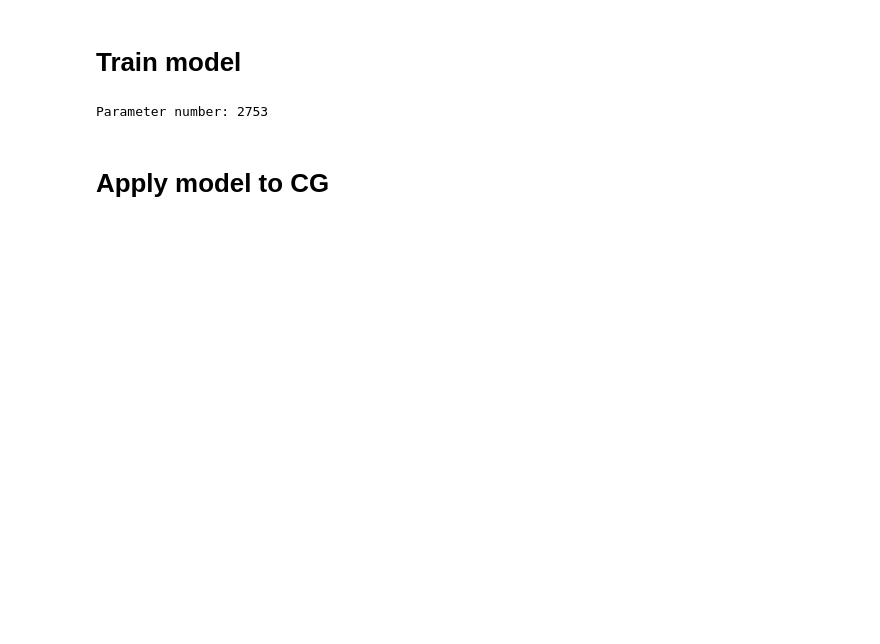
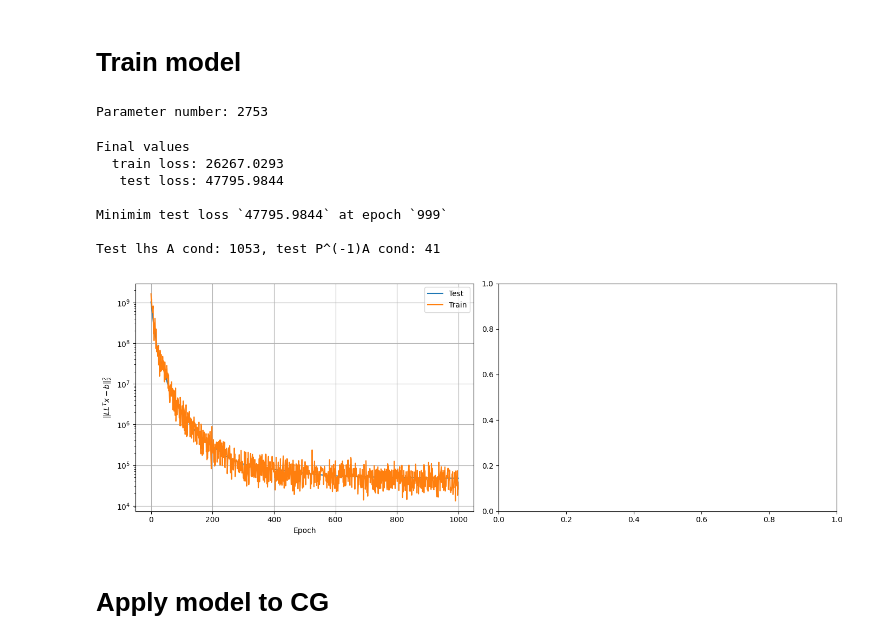
Before and after one commit to vltrifonov/PreCorrector, a Jupyter notebook: experiments/Poisson2D_LLT.ipynb, the cells around one changed output. Drawn from its saved outputs; the diff is of its cells as text; code cells hidden in the pictures; blank space fills up the shorter version.

```diff
--- a/experiments/Poisson2D_LLT.ipynb
+++ b/experiments/Poisson2D_LLT.ipynb
@@ -46,15 +47,18 @@ A_test_norm = A_test / norm_test[..., None, None]
+# %%
+b_test_norm = b_test
+A_test_norm = A_test
 # %% [markdown]
 # Train model
 # %%
 seed = 42
-NodeEncoder = FullyConnectedNet(features=[1, 16, 16], N_layers=2, key=random.PRNGKey(seed))
-EdgeEncoder = FullyConnectedNet(features=[1, 16, 16], N_layers=2, key=random.PRNGKey(seed))
-EdgeDecoder = FullyConnectedNet(features=[16, 16, 1], N_layers=2, key=random.PRNGKey(seed))
+NodeEncoder = FullyConnectedNet(features=[1, 16, 16], N_layers=2, key=random.PRNGKey(seed), layer_=ConstantConv1d)
+EdgeEncoder = FullyConnectedNet(features=[1, 16, 16], N_layers=2, key=random.PRNGKey(seed), layer_=ConstantConv1d)
+EdgeDecoder = FullyConnectedNet(features=[16, 16, 1], N_layers=2, key=random.PRNGKey(seed), layer_=ConstantConv1d)
 
 mp_rounds = 5
-MessagePass = MessagePassing(
-    update_edge_fn = FullyConnectedNet(features=[48, 16, 16], N_layers=2, key=random.PRNGKey(seed)),
-    update_node_fn = FullyConnectedNet(features=[32, 16, 16], N_layers=2, key=random.PRNGKey(seed)),
+MessagePass = MessagePassingWithDot(#MessagePassing(
+    update_edge_fn = FullyConnectedNet(features=[48, 16, 16], N_layers=2, key=random.PRNGKey(seed), layer_=ConstantConv1d),
+    update_node_fn = FullyConnectedNet(features=[32, 16, 16], N_layers=2, key=random.PRNGKey(seed), layer_=ConstantConv1d),
     mp_rounds=mp_rounds
 )
 
@@ -86,10 +90,10 @@ train_config = {
     'optimizer': optax.adam,
     'lr': lr,
     'optim_params': {},#{'weight_decay': 1e-8},
-    'epoch_num': 150,
+    'epoch_num': 1000,
     'batch_size': batch_size
 }
 # %%
-model, losses = train(model, data, train_config, loss_name='llt', with_cond=True)
+model, losses = train(model, data, train_config, loss_name='llt', with_cond=False)
 # %%
 L = vmap(model, in_axes=(0, 0, 0, 0, 0), out_axes=(0))(*direc_graph_from_linear_system_sparse(A_test_norm, b_test_norm)[:-1], bi_edges_test)
@@ -97,32 +102,41 @@ del data, A_test_norm, b_test_norm, A_train, b_train, u_exact_train, bi_edges_tr
 # %%
 _, axes = plt.subplots(1, 2, figsize=(14, 5))
 
 axes[0].plot(range(len(losses[0])), losses[1], label='Test')
 axes[0].plot(range(len(losses[0])), losses[0], label='Train')
 axes[0].legend()
 axes[0].set_yscale('log')
 axes[0].set_xlabel('Epoch')
 axes[0].set_ylabel('$\|LL^Tx - b\|_2^2$');
 axes[0].grid();
 
-axes[1].plot(range(len(losses[0])), losses[2], label='Test')
-axes[1].legend()
-axes[1].set_yscale('log')
-axes[1].set_xlabel('Epoch')
-axes[1].set_ylabel('Condition number of $LL^T$')
-axes[1].grid();
-W
-# for vl in [129]:#[13, 17, 22, 25, 29, 39, 59, 79]:
+# axes[1].plot(range(len(losses[0])), losses[2], label='Test')
+# axes[1].legend()
+# axes[1].set_yscale('log')
+# axes[1].set_xlabel('Epoch')
+# axes[1].set_ylabel('Condition number of $(LL^T)^{-1}A$')
+# axes[1].grid();
+
+# for vl in [110]:#[13, 17, 22, 25, 29, 39, 59, 79]:
 #     axes[0].axvline(vl, 0, 1e11, linestyle='--', c='k')
 #     axes[1].axvline(vl, 0, 1e11, linestyle='--', c='k')
 
 plt.tight_layout()
 
-cond_A, cond_LLT = asses_cond(A_test, L)
+cond_A, cond_LLT = jit(asses_cond)(A_test, L)
 print(f'Final values\n  train loss: {losses[0][-1]:.4f}\n   test loss: {losses[1][-1]:.4f}')#\n    LLT cond: {losses[2][-1]:.0f}')
 print(f'\nMinimim test loss `{jnp.min(losses[1]).item():.4f}` at epoch `{jnp.argmin(losses[1]).item():.0f}`')
-print(f'\nMinimim test cond `{jnp.min(losses[2]).item():.0f}` at epoch `{jnp.argmin(losses[2]).item():.0f}`')
-print(f'\nTest lhs A cond: {cond_A:.0f}, test LLT cond: {cond_LLT:.0f}')
+# print(f'\nMinimim test P^(-1)A cond `{jnp.min(losses[2]).item():.0f}` at epoch `{jnp.argmin(losses[2]).item():.0f}`')
+print(f'\nTest lhs A cond: {cond_A:.0f}, test P^(-1)A cond: {cond_LLT:.0f}')
+# %% [output]
+Final values
+  train loss: 26267.0293
+   test loss: 47795.9844
+
+Minimim test loss `47795.9844` at epoch `999`
+
+Test lhs A cond: 1053, test P^(-1)A cond: 41
+[figure, added]
 # %% [markdown]
 # Apply model to CG
 # %%
```
Also changed, not shown: parts of 11 cells of this notebook, 7 other files.
